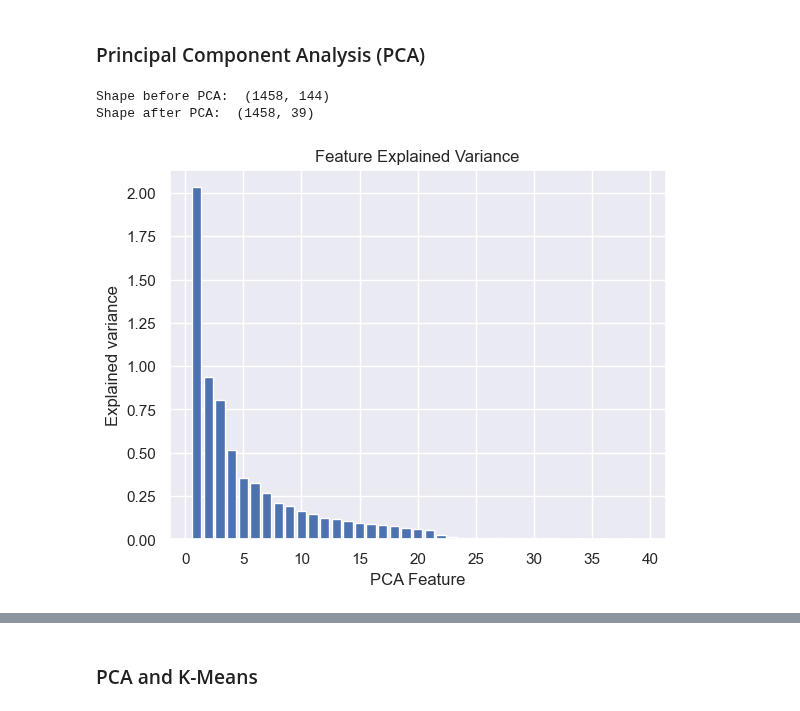
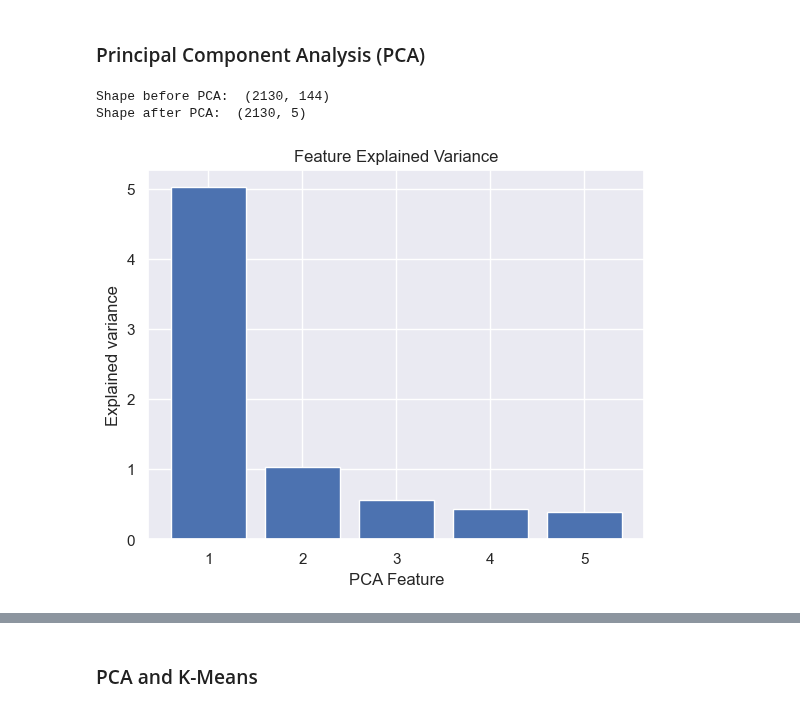
Before and after one commit to Mjnstag/IS-thesis-pattern-extraction, a Jupyter notebook: data clustering.ipynb, the cells around one changed output, grey strips where cells are left out. Drawn from its saved outputs; the diff is of its cells as text; code cells hidden in the pictures.

```diff
--- a/data clustering.ipynb
+++ b/data clustering.ipynb
@@ -69,9 +85,9 @@ RUG
 # %% [markdown]
 Problem: if the data ends in a different daylight savings time phase, the function gets confused and errors
 # %%
-RUG.date = pd.date_range(start = RUG.date.min(), end = RUG.date.max(), freq='min')
+# RUG.date = pd.date_range(start = RUG.date.min(), end = RUG.date.max(), freq='min')
 
-RUG.set_index('date', inplace=True)
+# RUG.set_index('date', inplace=True)
 # %% [markdown]
 ### Interpolate data
 
@@ -81,7 +100,8 @@ RUG.interpolate(method='linear', inplace=True, limit=20)
 # %%
 
 # split data into groups of timeperiod x (here 1d)
-groups = RUG['GEN-09-01 Oosterbeek-hoog\Fletcher BV|Supplied'].groupby(pd.Grouper(freq='D'))
+# groups = RUG['Oosterbeek-hoog\Fletcher BV|Supplied'].groupby(pd.Grouper(freq='D'))
+groups = RUG['Location 1 - flow'].groupby(pd.Grouper(freq='D'))
 
 # get the calender date of the groups
 days = list(groups.first().index.strftime('%Y:%m:%d'))
@@ -258,31 +272,33 @@ plt.show()
 # %%
 sns.set()
 
 # Reduce from 4 to 3 features with PCA
-pca = PCA(n_components=cluster_count)
+# pca = PCA(n_components=cluster_count)
+pca = PCA(n_components=0.80, svd_solver='full')
+# pca = PCA(n_components=2, svd_solver='full')
 
 # Fit and transform data
 pca_features = pca.fit_transform(scaled_list)
 
 
 print('Shape before PCA: ', scaled_list.shape)
 print('Shape after PCA: ', pca_features.shape)
 
 pca_df = pd.DataFrame(
     data=pca_features)
 
 # Bar plot of explained_variance
 plt.bar(
     range(1,len(pca.explained_variance_)+1),
     pca.explained_variance_
     )
 
 
 plt.xlabel('PCA Feature')
 plt.ylabel('Explained variance')
 plt.title('Feature Explained Variance')
 plt.show()
 # %% [output]
-Shape before PCA:  (1458, 144)
-Shape after PCA:  (1458, 39)
+Shape before PCA:  (2130, 144)
+Shape after PCA:  (2130, 5)
-[figure, old version]
+[figure, new version]
```
Also changed, not shown: parts of 26 cells of this notebook.
